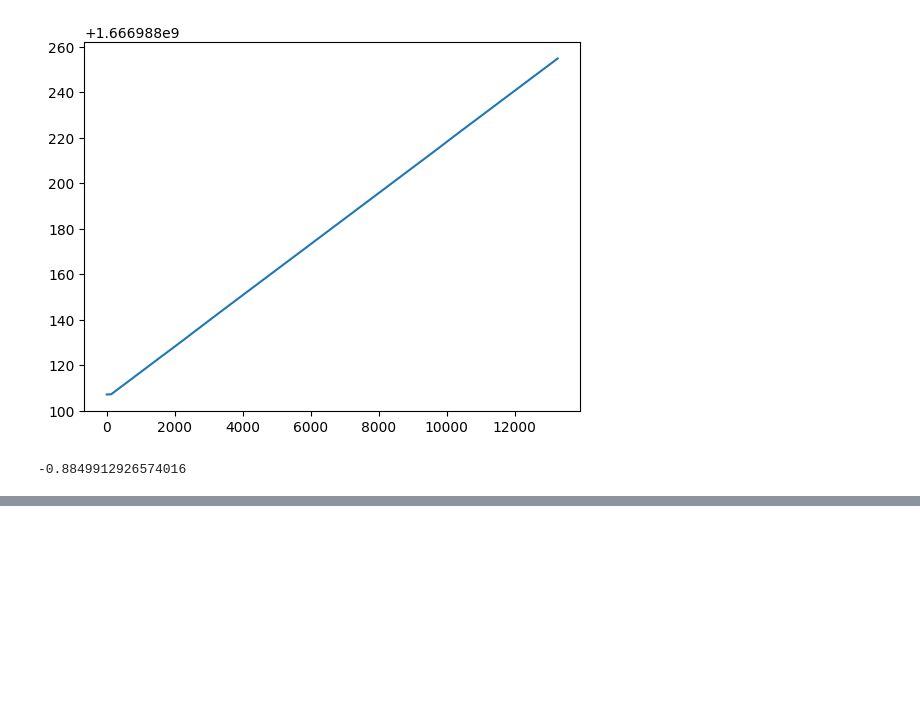
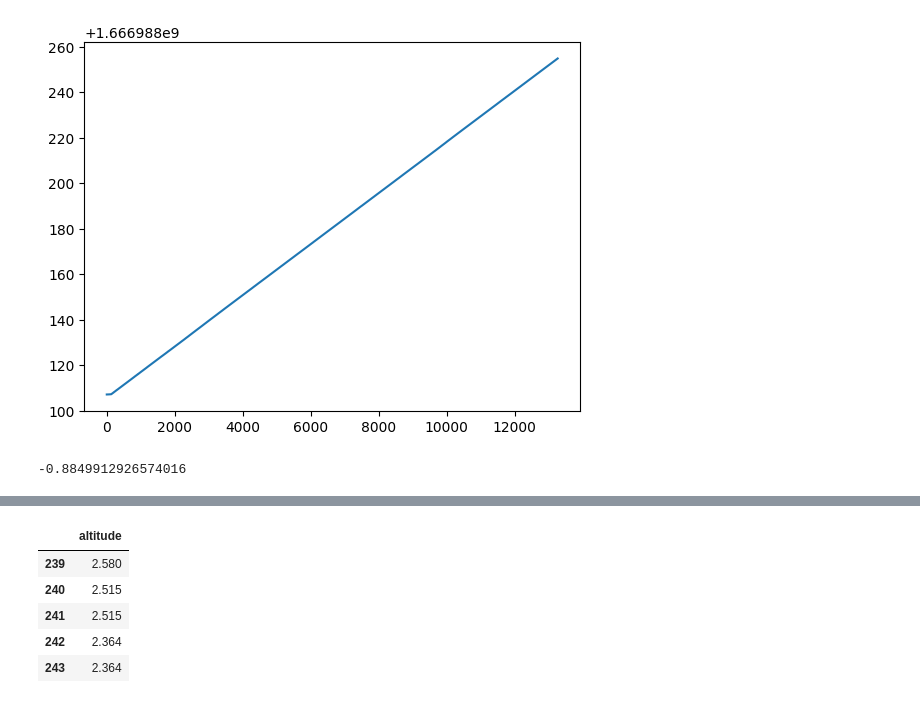
Before and after one commit to omkar-rjoglekar/indoor_robotics, a Jupyter notebook: test.ipynb, the cells around one changed output, grey strips where cells are left out. Cells and saved outputs as stored; diff of their text form; code cells hidden in the pictures; blank space fills up the shorter version.

```diff
--- a/test.ipynb
+++ b/test.ipynb
@@ -70,0 +92,9 @@ e[1]
+# %%
+in_flight_altitude.head()
+# %% [output]
+|  | altitude |
+| 239 | 2.580 |
+| 240 | 2.515 |
+| 241 | 2.515 |
+| 242 | 2.364 |
+| 243 | 2.364 |
```
Also changed, not shown: parts of 14 cells of this notebook, 12 other files.
